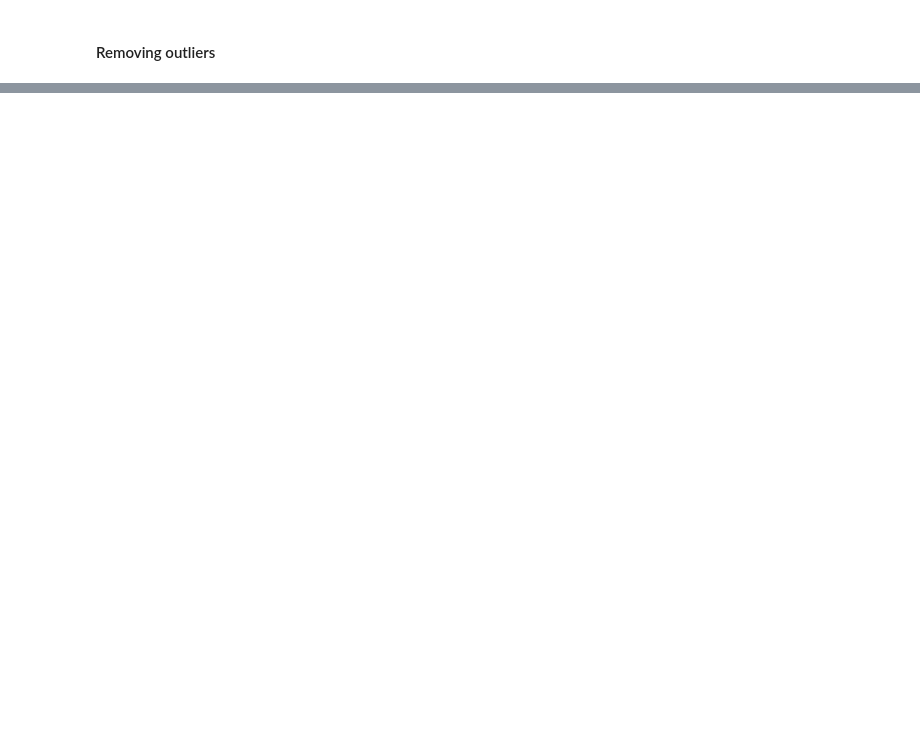
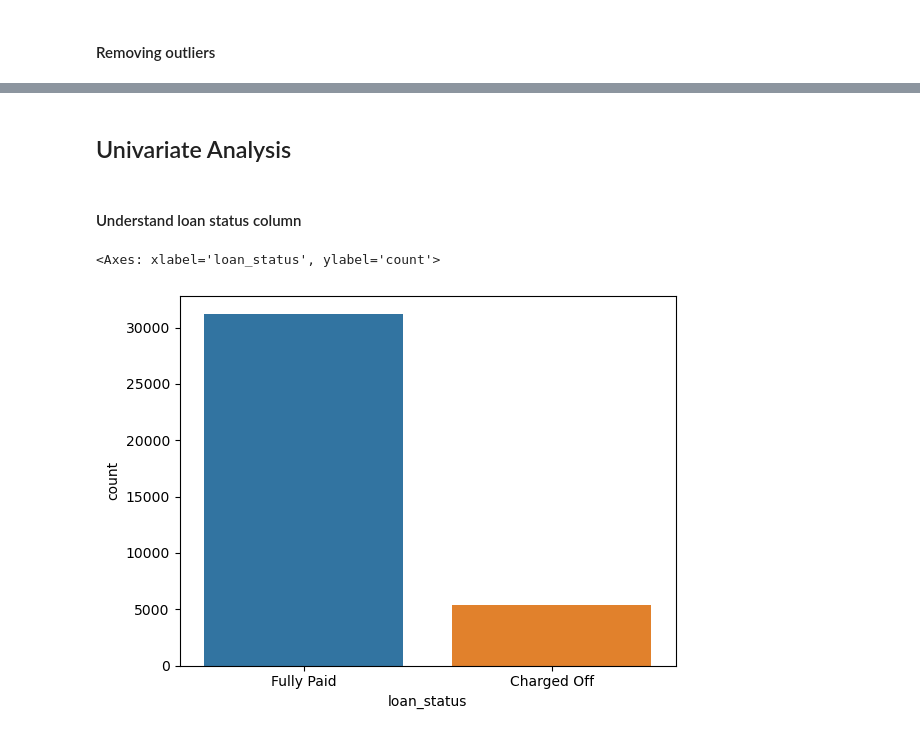
Before and after one commit to gopinathghub/LendingClubCaseStudy, a Jupyter notebook: Gopinath_Moganasundaram.ipynb, the cells around one changed output, grey strips where cells are left out. Cells and saved outputs as stored; diff of their text form; code cells hidden in the pictures; blank space fills up the shorter version.

```diff
--- a/Gopinath_Moganasundaram.ipynb
+++ b/Gopinath_Moganasundaram.ipynb
@@ -450,0 +252,9 @@ sns.catplot(x = 'term', y = 'loan_amnt', data = loan_data,hue = 'loan_status', k
+# %% [markdown]
+## Univariate Analysis
+# %% [markdown]
+#### Understand loan status column
+# %%
+sb.countplot(x = 'loan_status', data = loan_df)
+# %% [output]
+<Axes: xlabel='loan_status', ylabel='count'>
+[figure, added]
```
Also changed, not shown: parts of 76 cells of this notebook.
